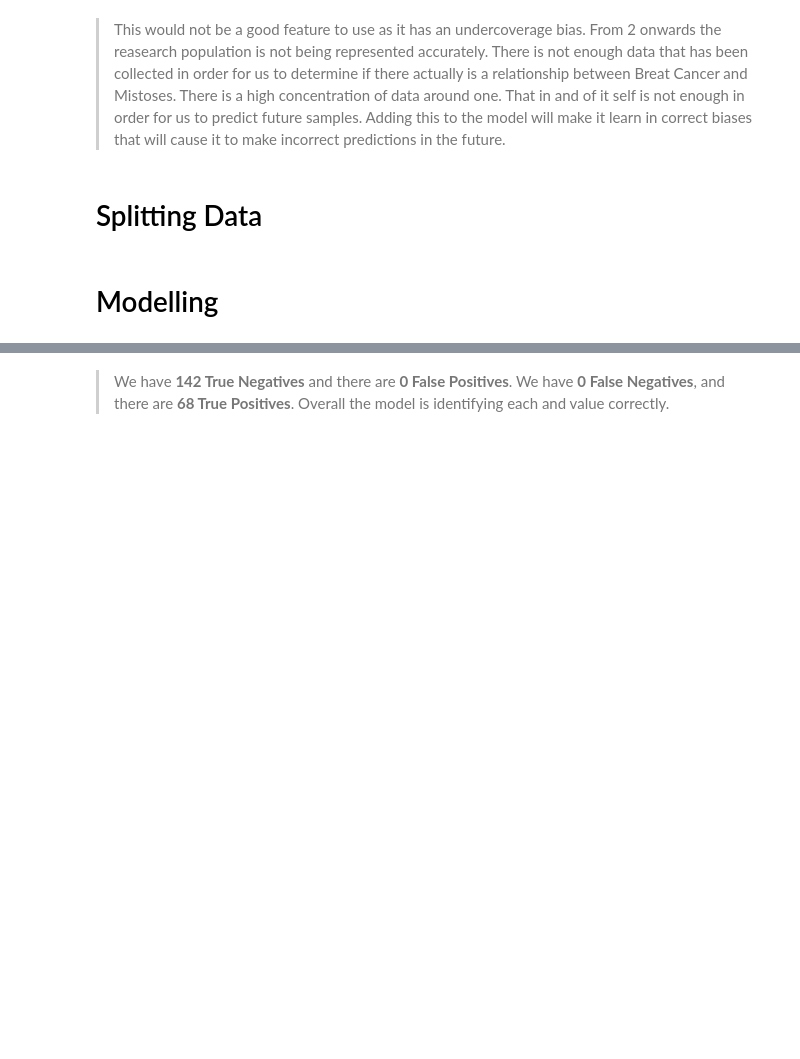
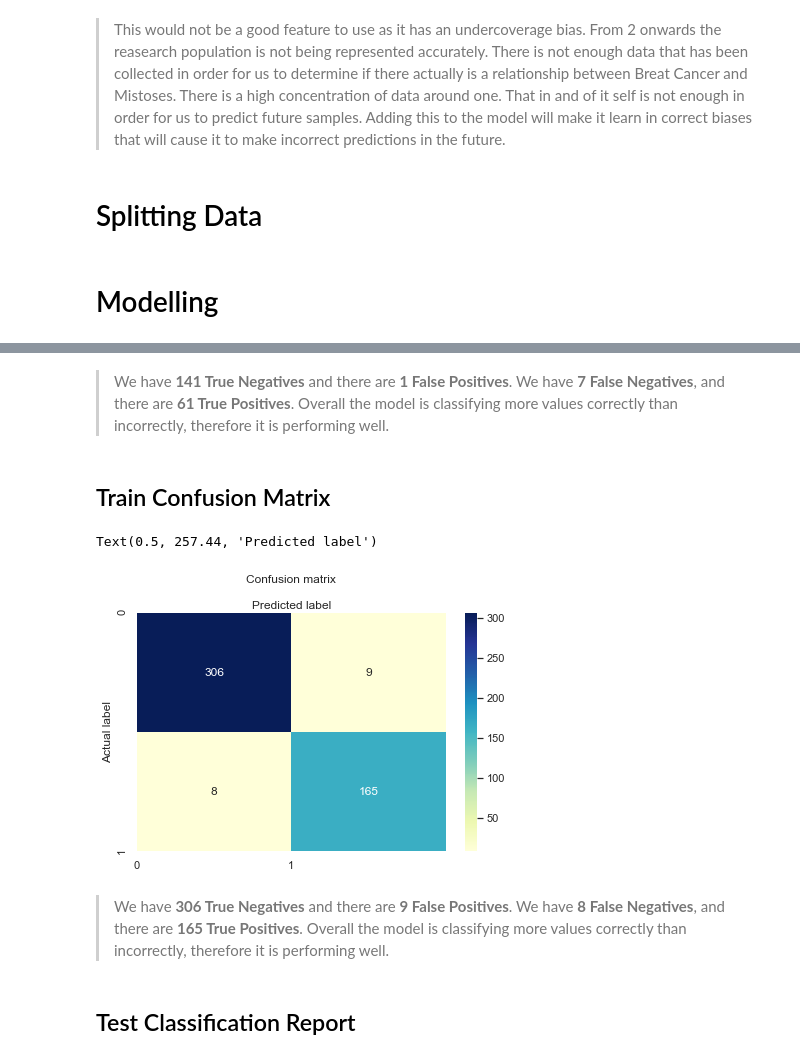
Before and after one commit to keanubowker8/Logistic-Predict-Breast-Cancer, a Jupyter notebook: Predict_Breast_Cancer.ipynb, the cells around one changed output, grey strips where cells are left out. Saved outputs shown, nothing was run; the diff lists cells and outputs as text; code cells hidden in the pictures; blank space fills up the shorter version.

```diff
--- a/Predict_Breast_Cancer.ipynb
+++ b/Predict_Breast_Cancer.ipynb
@@ -304,9 +387,35 @@ Text(0.5, 257.44, 'Predicted label')
 # %% [markdown]
 <blockquote>
-
-We have <b>142 True Negatives</b> and there are <b>0 False Positives</b>. We have <b>0 False Negatives</b>, and there are <b>68 True Positives</b>. Overall the model is identifying each and value correctly.
-
+We have <b>141 True Negatives</b> and there are <b>1 False Positives</b>. We have <b>7 False Negatives</b>, and there are <b>61 True Positives</b>. Overall the model is classifying more values correctly than incorrectly, therefore it is performing well.
 </blockquote>
+# %% [markdown]
+ <h2>Train Confusion Matrix</h2>
+# %%
+class_names=[0,1] # name  of classes
+fig, ax = plt.subplots()
+tick_marks = np.arange(len(class_names))
+plt.xticks(tick_marks, class_names)
+plt.yticks(tick_marks, class_names)
+# create heatmap
+sns.heatmap(pd.DataFrame(confusion_matrix(y_train, x_pred)), annot=True, cmap="YlGnBu" ,fmt='g')
+ax.xaxis.set_label_position("top")
+ax.set(yticks=[0, 2],
+       xticks=[0, 1],
+       yticklabels=class_names,
+       xticklabels=class_names)
+plt.tight_layout()
+plt.title('Confusion matrix', y=1.1)
+plt.ylabel('Actual label')
+plt.xlabel('Predicted label')
+# %% [output]
+Text(0.5, 257.44, 'Predicted label')
+[figure, added]
+# %% [markdown]
+<blockquote>
+We have <b>306 True Negatives</b> and there are <b>9 False Positives</b>. We have <b>8 False Negatives</b>, and there are <b>165 True Positives</b>. Overall the model is classifying more values correctly than incorrectly, therefore it is performing well.
+</blockquote>
+# %% [markdown]
+<h2>Test Classification Report</h2>
 # %%
 print(classification_report(y_test, y_pred))
 # %% [output]
```
Also changed, not shown: parts of 63 cells of this notebook, 1 other file.
